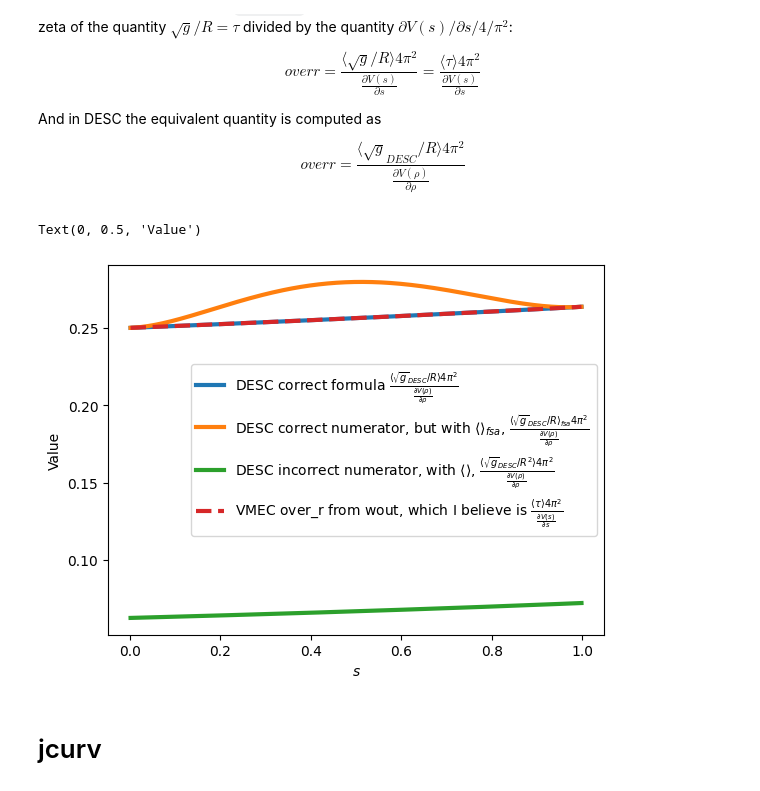
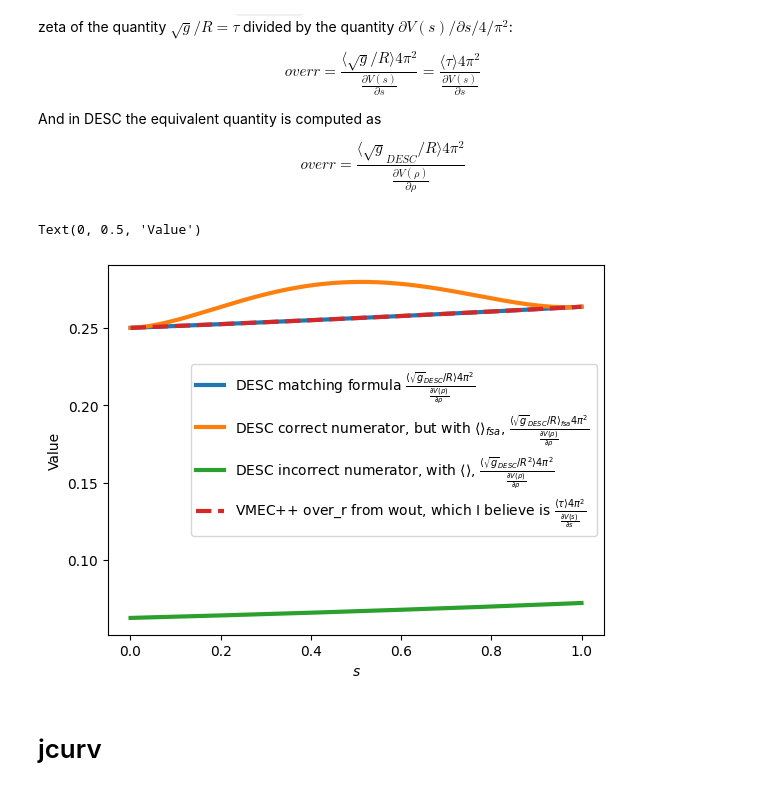
Before and after one commit to dpanici/matching-vmec-wout, a Jupyter notebook: tests.ipynb, the cells around one changed output. Drawn from its saved outputs; the diff is of its cells as text; code cells hidden in the pictures.

Commit message:
update with wout using VMEc++

```diff
--- a/tests.ipynb
+++ b/tests.ipynb
@@ -26,18 +26,11 @@ from desc.vmec_utils import (
     zernike_to_fourier,
 )
 # %%
-vmecpath = "wout_GS_LH_ns256.nc"
+vmecpath = "wout_GS_LH.nc"
 descpath = "input.GS_LH_output.h5"
-
-# desc_ncpath = "./wout_DESC_SOLOVEV_output.nc"
 
 vmec = Dataset(vmecpath, mode="r")
 eq = load(descpath)[-1]
-# eq.change_resolution(M=vmec.variables["mpol"][:] - 1, N=vmec.variables["ntor"][:])
-# VMECIO.save(
-#     eq, desc_ncpath, surfs=vmec.variables["ns"][:], verbose=0
-# )
-# desc = Dataset(desc_ncpath, mode="r")
 # %%
 vmec.variables["over_r"]
 # %% [output]
@@ -171,36 +164,36 @@ over_r_correct = np.insert(surface_averages(
     sqrt_g=1, # set to 1 here to do a simple average instead of a true flux surface average
     expand_out=False,
 ), [0], [0.0]) * 4 * np.pi**2  #/ np.concatenate([np.array([0.0]), vp])
 
 
 
 over_r_correct_num_wrong_average = np.insert(surface_averages(
     grid_half,
     (data_half["R_t"] * data_half["Z_r"] - data_half["R_r"] * data_half["Z_t"]) / data_half["V_r(r)"],
     sqrt_g=data_half["sqrt(g)"], # set to 1 here to do a simple average instead of a true flux surface average
     expand_out=False,
 ), [0], [0.0]) * 4 * np.pi**2  #/ np.concatenate([np.array([0.0]), vp])
 
 over_r_incorrect_num_right_average = np.insert(surface_averages(
     grid_half,
     (data_half["R_t"] * data_half["Z_r"] - data_half["R_r"] * data_half["Z_t"]) / data_half["R"] / data_half["V_r(r)"],
     sqrt_g=1, # set to 1 here to do a simple average instead of a true flux surface average
     expand_out=False,
 ), [0], [0.0]) * 4 * np.pi**2  #/ np.concatenate([np.array([0.0]), vp])
 
 
 
 plt.figure()
-plt.plot(s_half, over_r_correct[1:]  ,label=r"DESC correct formula $\frac{\langle \sqrt{g}_{DESC}/R\rangle 4\pi^2}{\frac{\partial V(\rho)}{\partial \rho}}$", lw=3)
+plt.plot(s_half, over_r_correct[1:]  ,label=r"DESC matching formula $\frac{\langle \sqrt{g}_{DESC}/R\rangle 4\pi^2}{\frac{\partial V(\rho)}{\partial \rho}}$", lw=3)
 plt.plot(s_half, over_r_correct_num_wrong_average[1:]  ,label=r"DESC correct numerator, but with $\langle \rangle_{fsa}$, $\frac{\langle \sqrt{g}_{DESC}/R\rangle_{fsa} 4\pi^2}{\frac{\partial V(\rho)}{\partial \rho}}$ ", lw=3)
 plt.plot(s_half, over_r_incorrect_num_right_average[1:]  ,label=r"DESC incorrect numerator, with $\langle \rangle$, $\frac{\langle \sqrt{g}_{DESC}/R^2\rangle 4\pi^2}{\frac{\partial V(\rho)}{\partial \rho}}$ ", lw=3)
-plt.plot(s_half, vmec["over_r"][1:],"--",label=r"VMEC over_r from wout, which I believe is $\frac{\langle \tau\rangle 4\pi^2}{\frac{\partial V(s)}{\partial s}}$", lw=3)
+plt.plot(s_half, vmec["over_r"][1:],"--",label=r"VMEC++ over_r from wout, which I believe is $\frac{\langle \tau\rangle 4\pi^2}{\frac{\partial V(s)}{\partial s}}$", lw=3)
 plt.legend()
 plt.xlabel(r"$s$")
 plt.ylabel("Value")
 # %% [output]
 Text(0, 0.5, 'Value')
-[figure, old version]
+[figure, new version]
 # %% [markdown]
 # jcurv
 # %% [markdown]
```
Also changed, not shown: parts of 2 cells of this notebook, 2 other files.
